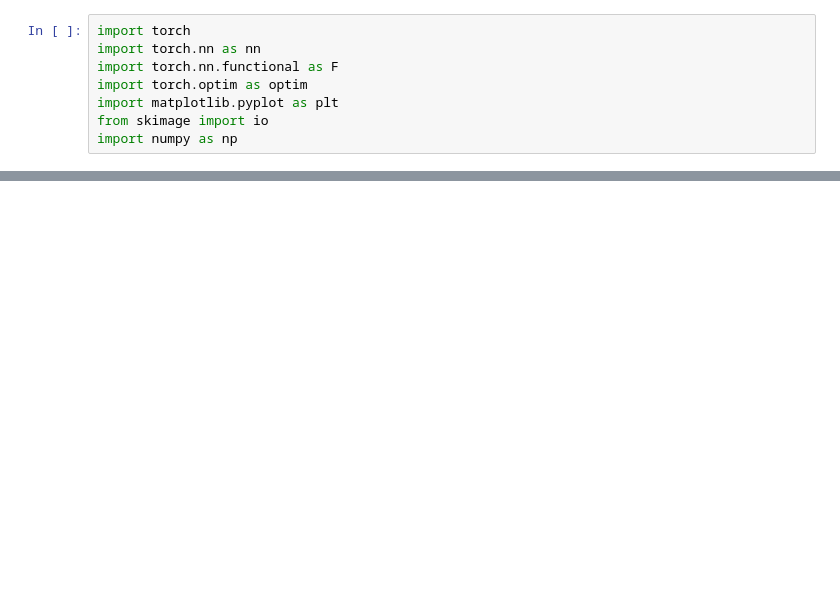
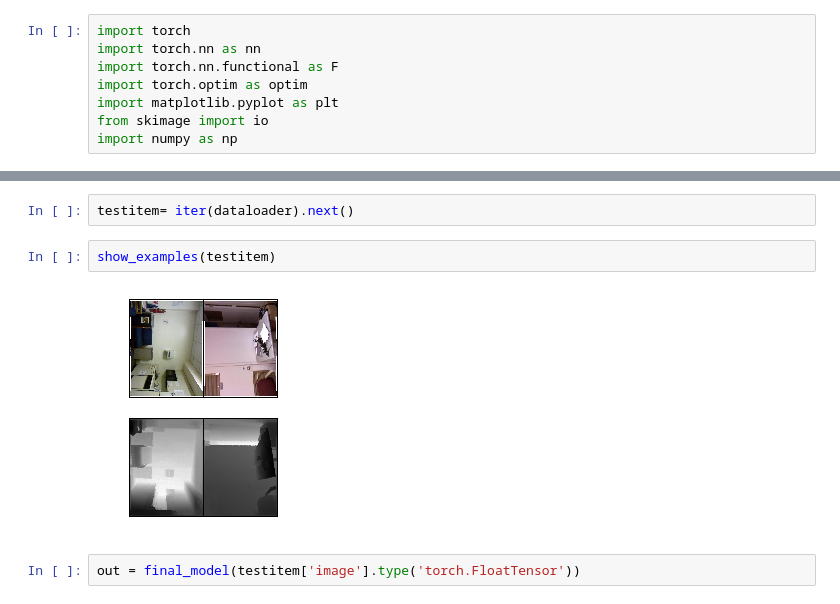
Before and after one commit to mohit242/depthNet, a Jupyter notebook: Untitled.ipynb, the cells around one changed output, grey strips where cells are left out. Cells and saved outputs as stored; diff of their text form; blank space fills up the shorter version.

```diff
--- a/Untitled.ipynb
+++ b/Untitled.ipynb
@@ -74,0 +305,8 @@ torch.Size([32, 30])
+# %%
+testitem= iter(dataloader).next()
+# %%
+show_examples(testitem)
+# %% [output]
+[figure, added]
+# %%
+out = final_model(testitem['image'].type('torch.FloatTensor'))
```
Also changed, not shown: parts of 10 cells of this notebook.
